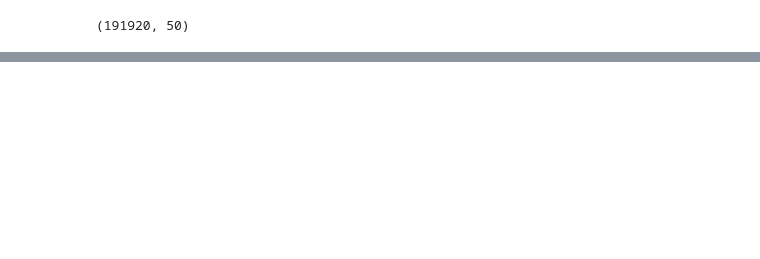
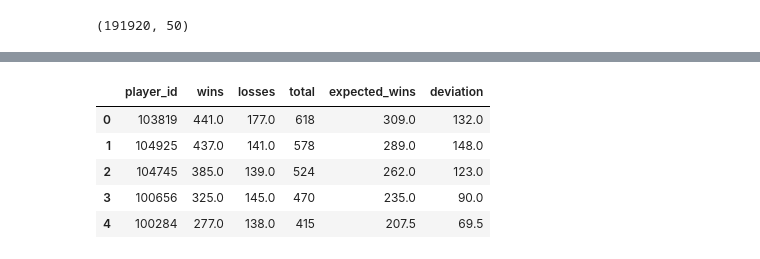
Before and after one commit to Ruugiko/tennis_atp, a Jupyter notebook: tennis.ipynb, the cells around one changed output, grey strips where cells are left out. Saved outputs shown, nothing was run; the diff lists cells and outputs as text; code cells hidden in the pictures; blank space fills up the shorter version.

```diff
--- a/tennis.ipynb
+++ b/tennis.ipynb
@@ -56,0 +131,9 @@ Error:
+# %%
+less20.head()
+# %% [output]
+|  | player_id | wins | losses | total | expected_wins | deviation |
+| 0 | 103819 | 441.0 | 177.0 | 618 | 309.0 | 132.0 |
+| 1 | 104925 | 437.0 | 141.0 | 578 | 289.0 | 148.0 |
+| 2 | 104745 | 385.0 | 139.0 | 524 | 262.0 | 123.0 |
+| 3 | 100656 | 325.0 | 145.0 | 470 | 235.0 | 90.0 |
+| 4 | 100284 | 277.0 | 138.0 | 415 | 207.5 | 69.5 |
```
Also changed, not shown: parts of 24 cells of this notebook, 1 other file.
